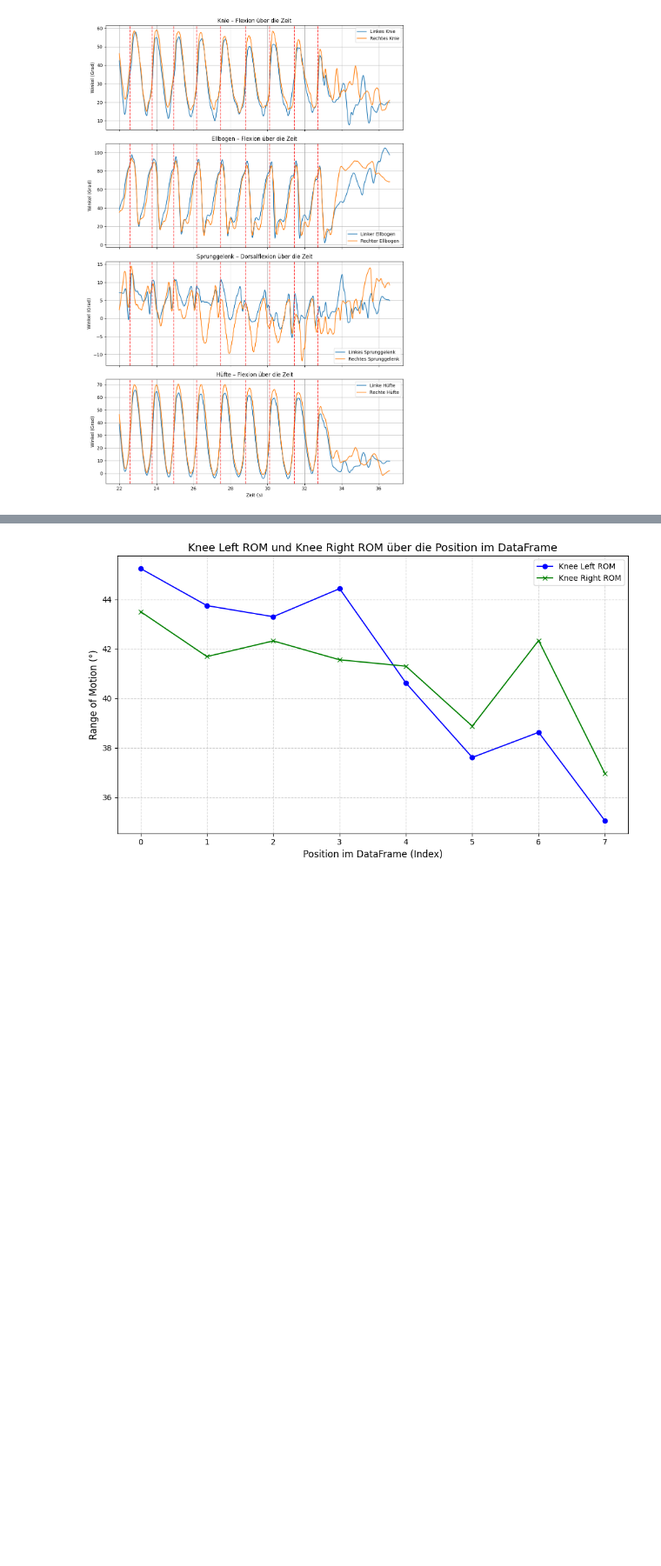
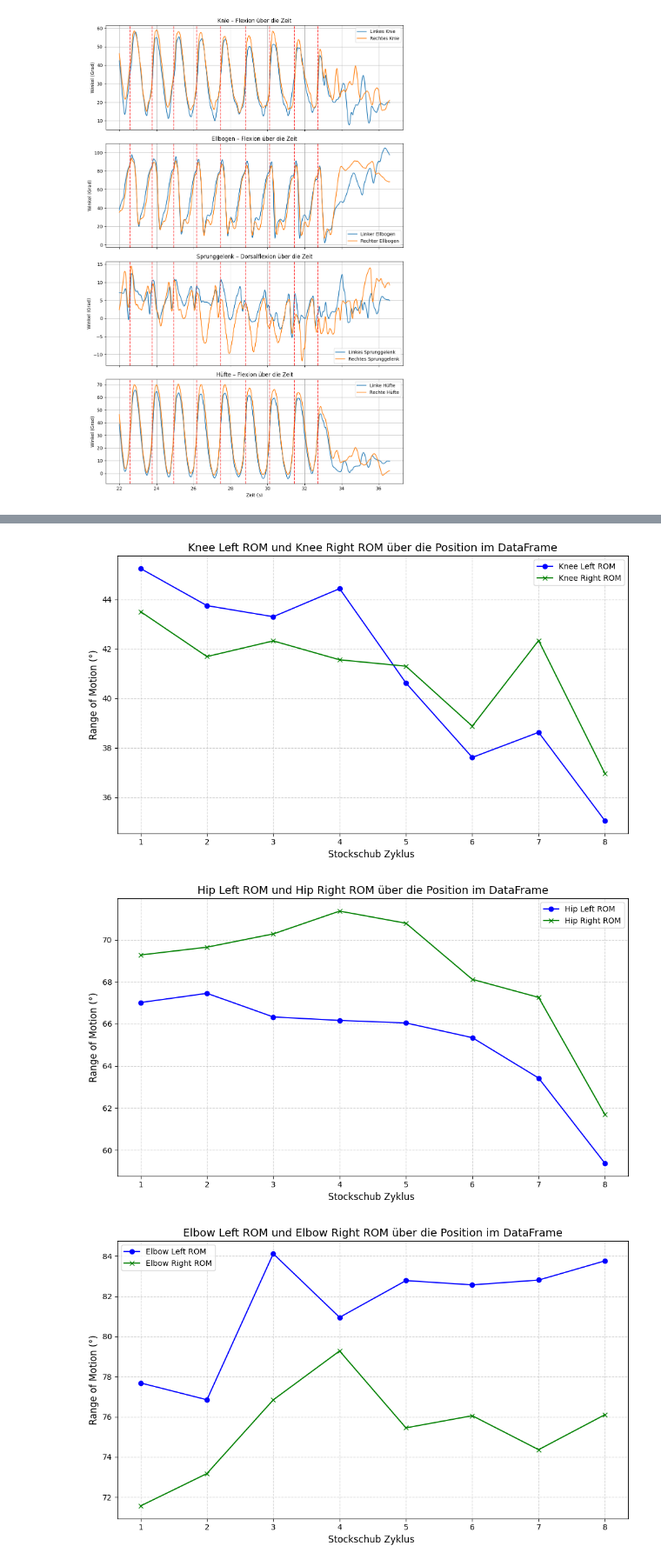
Before and after one commit to VogtD01/MGST_23_Bewegungsanalyse_LL_Doppelstock, a Jupyter notebook: auswerung_Dominic.ipynb, the cells around one changed output, grey strips where cells are left out. Shown at 87% size. Drawn from its saved outputs; the diff is of its cells as text; code cells hidden in the pictures; blank space fills up the shorter version.

```diff
--- a/auswerung_Dominic.ipynb
+++ b/auswerung_Dominic.ipynb
@@ -287,19 +287,24 @@ def berechne_max_min_rom(df):
         ankle_left_rom = ankle_left_max - ankle_left_min
         ankle_right_rom = ankle_right_max - ankle_right_min
 
-
-
-
+        # Speichern der Ergebnisse in einer Liste
 
         max_min_angles_rom.append({
-            "Knee Left Min": knee_left_min, "Knee Left Max": knee_left_max, "Knee Left ROM": knee_left_rom,
-            "Knee Right Min": knee_right_min, "Knee Right Max": knee_right_max, "Knee Right ROM": knee_right_rom,
-            "Hip Left Min": hip_left_min, "Hip Left Max": hip_left_max, "Hip Left ROM": hip_left_rom,
-            "Hip Right Min": hip_right_min, "Hip Right Max": hip_right_max, "Hip Right ROM": hip_right_rom,
-            "Elbow Left Min": elbow_left_min, "Elbow Left Max": elbow_left_max, "Elbow Left ROM": elbow_left_rom,
-            "Elbow Right Min": elbow_right_min, "Elbow Right Max": elbow_right_max, "Elbow Right ROM": elbow_right_rom,
-            "Ankle Left Min": ankle_left_min, "Ankle Left Max": ankle_left_max, "Ankle Left ROM": ankle_left_rom,
-            "Ankle Right Min": ankle_right_min, "Ankle Right Max": ankle_right_max, "Ankle Right ROM": ankle_right_rom,
+            "Knee Left Min": knee_left_min, "Knee Right Min": knee_right_min,
+            "Knee Left Max": knee_left_max, "Knee Right Max": knee_right_max,
+            "Knee Left ROM": knee_left_rom, "Knee Right ROM": knee_right_rom,
+
+            "Hip Left Min": hip_left_min, "Hip Right Min": hip_right_min,
+            "Hip Left Max": hip_left_max, "Hip Right Max": hip_right_max,
+            "Hip Left ROM": hip_left_rom, "Hip Right ROM": hip_right_rom,
+
+            "Elbow Left Min": elbow_left_min, "Elbow Right Min": elbow_right_min,
+            "Elbow Left Max": elbow_left_max, "Elbow Right Max": elbow_right_max,
+            "Elbow Left ROM": elbow_left_rom, "Elbow Right ROM": elbow_right_rom,
+
+            "Ankle Left Min": ankle_left_min, "Ankle Right Min": ankle_right_min,
+            "Ankle Left Max": ankle_left_max, "Ankle Right Max": ankle_right_max,
+            "Ankle Left ROM": ankle_left_rom, "Ankle Right ROM": ankle_right_rom,
         })
 
     max_min_rom_df = pd.DataFrame(max_min_angles_rom)
@@ -370,24 +375,28 @@ print(statistik_df)
 24                Ankle Right ROM   13.750662            2.311398
 # %%
-# Kommentar was noch geändert gehört
-# x achse muss schübe stehen und es muss bei 1 beginnen und nicht bei 0
 
 def plot_rom_verlauf(df, spalte_links, spalte_rechts, title="ROM-Verlauf", ylabel="Range of Motion (°)"):
     """
-    Plottet den Verlauf von zwei ROM-Spalten (z.B. links/rechts) über den DataFrame-Index.
+    Plottet den Verlauf von zwei ROM-Spalten (z.B. links/rechts) über die Schub-Nummer (beginnend bei 1).
     """
     plt.figure(figsize=(10, 6))
-    plt.plot(df.index , df[spalte_links], label=spalte_links, color="blue", marker="o")
-    plt.plot(df.index, df[spalte_rechts], label=spalte_rechts, color="green", marker="x")
+    schuab_nummer = np.arange(1, len(df) + 1)  # Schub 1, 2, 3, ...
+    plt.plot(schuab_nummer, df[spalte_links], label=spalte_links, color="blue", marker="o")
+    plt.plot(schuab_nummer, df[spalte_rechts], label=spalte_rechts, color="green", marker="x")
     plt.title(title, fontsize=14)
-    plt.xlabel("Position im DataFrame (Index)", fontsize=12)
+    plt.xlabel("Stockschub Zyklus ", fontsize=12)
     plt.ylabel(ylabel, fontsize=12)
     plt.legend()
     plt.grid(True, linestyle="--", alpha=0.6)
     plt.tight_layout()
     plt.show()
 
 # Beispiel-Aufruf:
 plot_rom_verlauf(max_min_rom_df, "Knee Left ROM", "Knee Right ROM", title="Knee Left ROM und Knee Right ROM über die Position im DataFrame")
+plot_rom_verlauf(max_min_rom_df, "Hip Left ROM", "Hip Right ROM", title="Hip Left ROM und Hip Right ROM über die Position im DataFrame")
+plot_rom_verlauf(max_min_rom_df, "Elbow Left ROM", "Elbow Right ROM", title="Elbow Left ROM und Elbow Right ROM über die Position im DataFrame")
+plot_rom_verlauf(max_min_rom_df, "Ankle Left ROM", "Ankle Right ROM", title="Ankle Left ROM und Ankle Right ROM über die Position im DataFrame")
 # %% [output]
-[figure, old version]
+[figure, new version]
+[figure, added]
+[figure, added]
```
Also changed, not shown: parts of 8 cells of this notebook.
